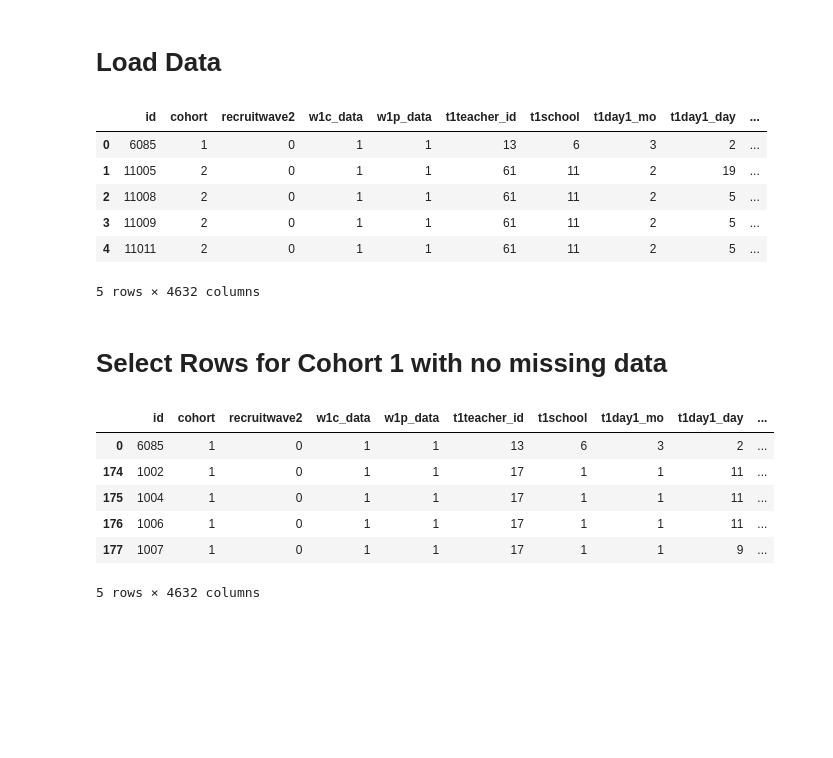
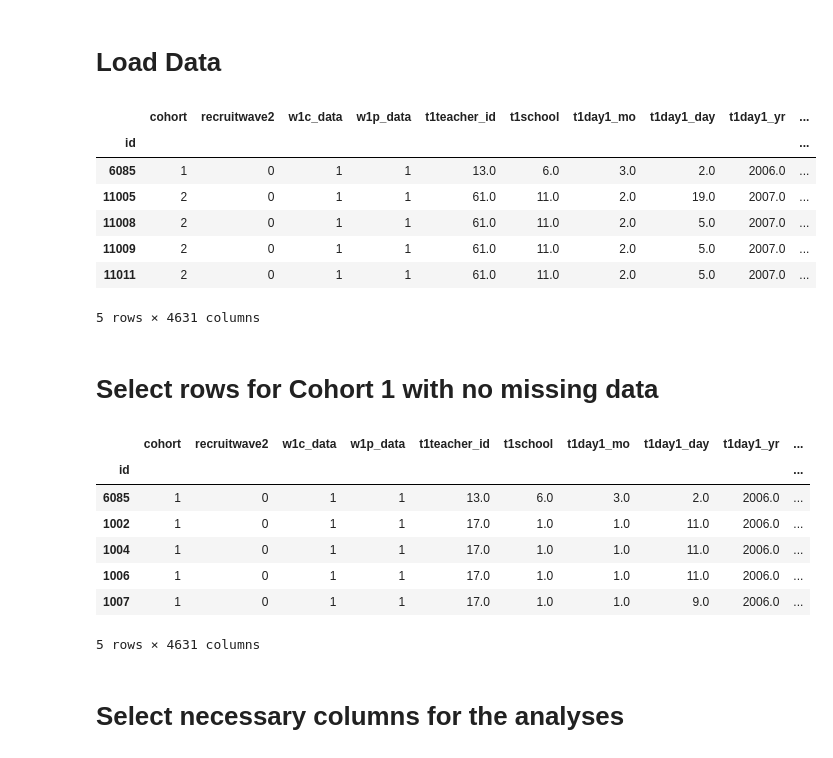
Before and after one commit to orbitse/garbanzo, a Jupyter notebook: temperament.ipynb, the cells around one changed output. Saved outputs shown, nothing was run; the diff lists cells and outputs as text; code cells hidden in the pictures; blank space fills up the shorter version.

Commit message:
Selected columns, specified categorical columns, set index to id

```diff
--- a/temperament.ipynb
+++ b/temperament.ipynb
@@ -13,28 +13,34 @@ pd.options.display.max_columns = 100
 # %% [markdown]
 # Load Data
 # %%
-df = pd.read_csv('../temperament.csv')
-df = df.replace(' ', np.nan)
+# Specify categorical columns
+df = pd.read_csv('../temperament.csv', na_values=' ',
+                 dtype={'sex': 'category', 're_race': 'category', 'lunch': 'category'})
+df = df.set_index('id')
 df.head()
 # %% [output]
-|  | id | cohort | recruitwave2 | w1c_data | w1p_data | t1teacher_id | t1school | t1day1_mo | t1day1_day | ... |
-| 0 | 6085 | 1 | 0 | 1 | 1 | 13 | 6 | 3 | 2 | ... |
-| 1 | 11005 | 2 | 0 | 1 | 1 | 61 | 11 | 2 | 19 | ... |
-| 2 | 11008 | 2 | 0 | 1 | 1 | 61 | 11 | 2 | 5 | ... |
-| 3 | 11009 | 2 | 0 | 1 | 1 | 61 | 11 | 2 | 5 | ... |
-| 4 | 11011 | 2 | 0 | 1 | 1 | 61 | 11 | 2 | 5 | ... |
+|  | cohort | recruitwave2 | w1c_data | w1p_data | t1teacher_id | t1school | t1day1_mo | t1day1_day | t1day1_yr | ... |
+| id |  |  |  |  |  |  |  |  |  | ... |
+| 6085 | 1 | 0 | 1 | 1 | 13.0 | 6.0 | 3.0 | 2.0 | 2006.0 | ... |
+| 11005 | 2 | 0 | 1 | 1 | 61.0 | 11.0 | 2.0 | 19.0 | 2007.0 | ... |
+| 11008 | 2 | 0 | 1 | 1 | 61.0 | 11.0 | 2.0 | 5.0 | 2007.0 | ... |
+| 11009 | 2 | 0 | 1 | 1 | 61.0 | 11.0 | 2.0 | 5.0 | 2007.0 | ... |
+| 11011 | 2 | 0 | 1 | 1 | 61.0 | 11.0 | 2.0 | 5.0 | 2007.0 | ... |
-5 rows × 4632 columns
+5 rows × 4631 columns
 # %% [markdown]
-# Select Rows for Cohort 1 with no missing data
+# Select rows for Cohort 1 with no missing data
 # %%
 aggdf = df[(df.cohort == 1) & (~df.mt1tovertagg.isnull()) & (~df.mt2tovertagg.isnull()) &
            (~df.mt1overtvic.isnull()) & (~df.mt1tovertvic.isnull()) & (~df.mt1picontrol.isnull())]
 aggdf.head()
 # %% [output]
-|  | id | cohort | recruitwave2 | w1c_data | w1p_data | t1teacher_id | t1school | t1day1_mo | t1day1_day | ... |
-| 0 | 6085 | 1 | 0 | 1 | 1 | 13 | 6 | 3 | 2 | ... |
-| 174 | 1002 | 1 | 0 | 1 | 1 | 17 | 1 | 1 | 11 | ... |
-| 175 | 1004 | 1 | 0 | 1 | 1 | 17 | 1 | 1 | 11 | ... |
-| 176 | 1006 | 1 | 0 | 1 | 1 | 17 | 1 | 1 | 11 | ... |
-| 177 | 1007 | 1 | 0 | 1 | 1 | 17 | 1 | 1 | 9 | ... |
+|  | cohort | recruitwave2 | w1c_data | w1p_data | t1teacher_id | t1school | t1day1_mo | t1day1_day | t1day1_yr | ... |
+| id |  |  |  |  |  |  |  |  |  | ... |
+| 6085 | 1 | 0 | 1 | 1 | 13.0 | 6.0 | 3.0 | 2.0 | 2006.0 | ... |
+| 1002 | 1 | 0 | 1 | 1 | 17.0 | 1.0 | 1.0 | 11.0 | 2006.0 | ... |
+| 1004 | 1 | 0 | 1 | 1 | 17.0 | 1.0 | 1.0 | 11.0 | 2006.0 | ... |
+| 1006 | 1 | 0 | 1 | 1 | 17.0 | 1.0 | 1.0 | 11.0 | 2006.0 | ... |
+| 1007 | 1 | 0 | 1 | 1 | 17.0 | 1.0 | 1.0 | 9.0 | 2006.0 | ... |
-5 rows × 4632 columns
+5 rows × 4631 columns
+# %% [markdown]
+# Select necessary columns for the analyses
```
Also changed, not shown: parts of 5 cells of this notebook.
